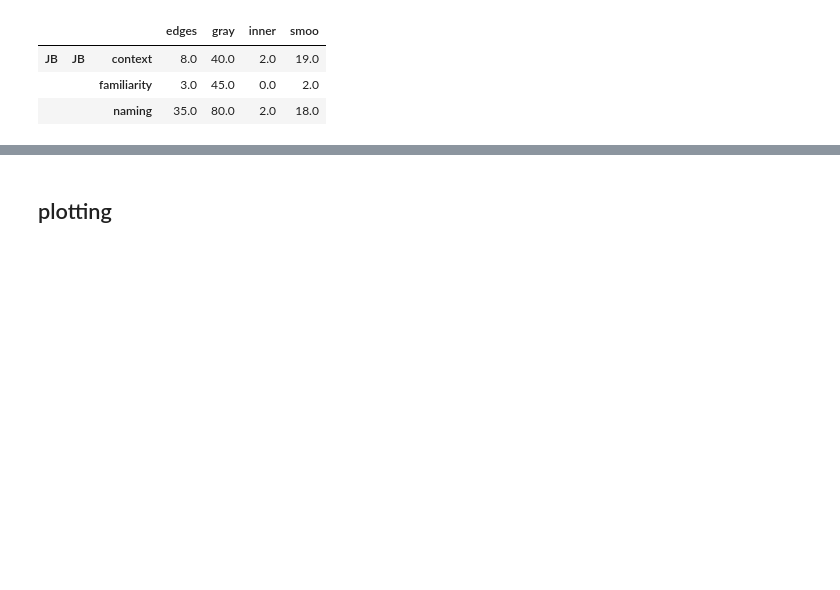
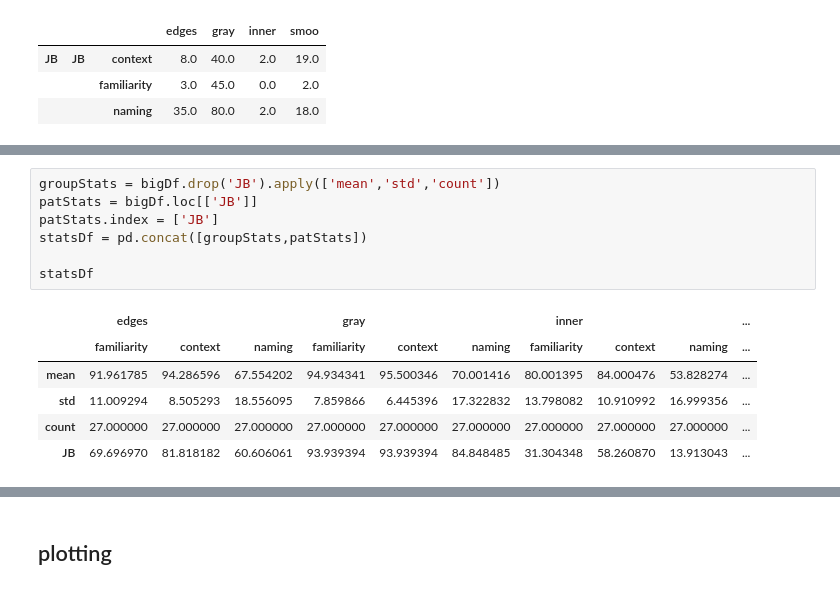
Before and after one commit to mwegrzyn/hiddenIdentityOfFaces, a Jupyter notebook: notebooks/famousFaces_005_resultSummary.ipynb, the cells around one changed output, grey strips where cells are left out. Cells and saved outputs as stored; diff of their text form; blank space fills up the shorter version.

```diff
--- a/notebooks/famousFaces_005_resultSummary.ipynb
+++ b/notebooks/famousFaces_005_resultSummary.ipynb
@@ -106,0 +197,14 @@ percentileDf.stack().round(0)
+# %%
+groupStats = bigDf.drop('JB').apply(['mean','std','count'])
+patStats = bigDf.loc[['JB']]
+patStats.index = ['JB']
+statsDf = pd.concat([groupStats,patStats])
+
+statsDf
+# %% [output]
+|  | edges |  |  | gray |  |  | inner |  |  | ... |
+|  | familiarity | context | naming | familiarity | context | naming | familiarity | context | naming | ... |
+| mean | 91.961785 | 94.286596 | 67.554202 | 94.934341 | 95.500346 | 70.001416 | 80.001395 | 84.000476 | 53.828274 | ... |
+| std | 11.009294 | 8.505293 | 18.556095 | 7.859866 | 6.445396 | 17.322832 | 13.798082 | 10.910992 | 16.999356 | ... |
+| count | 27.000000 | 27.000000 | 27.000000 | 27.000000 | 27.000000 | 27.000000 | 27.000000 | 27.000000 | 27.000000 | ... |
+| JB | 69.696970 | 81.818182 | 60.606061 | 93.939394 | 93.939394 | 84.848485 | 31.304348 | 58.260870 | 13.913043 | ... |
```
Also changed, not shown: parts of 16 cells of this notebook, 16 other files.
